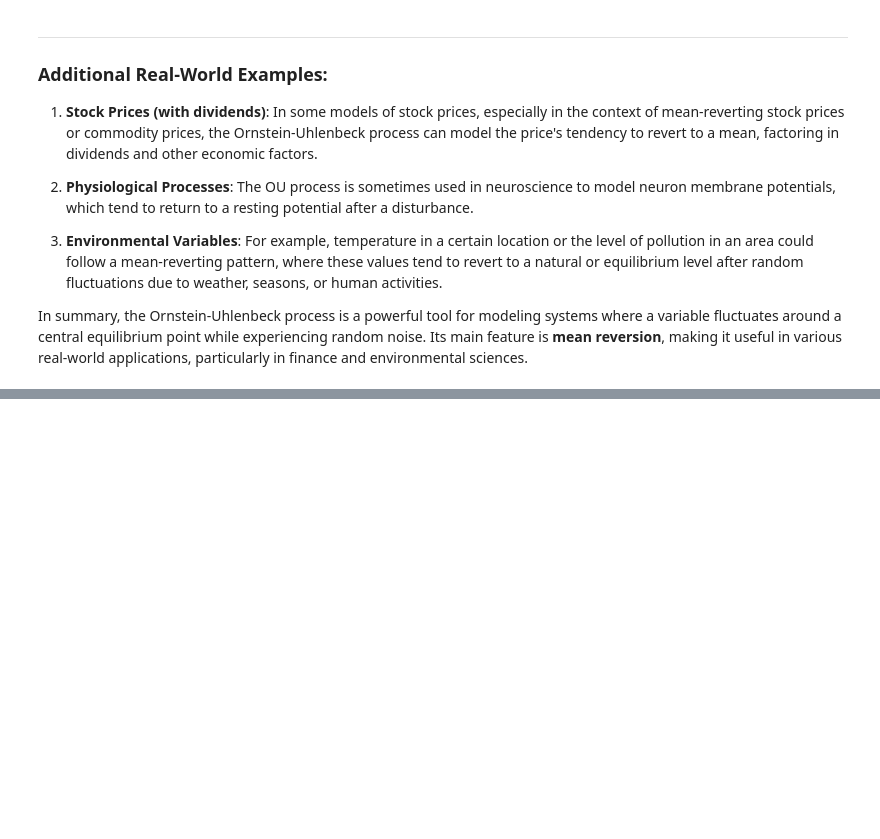
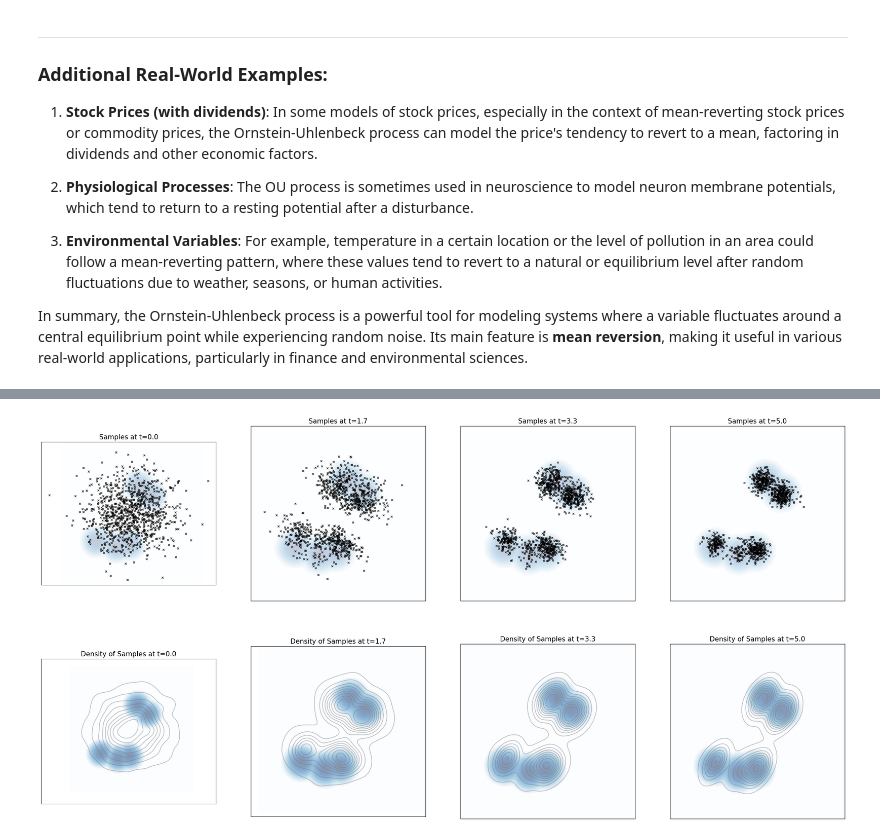
Before and after one commit to sciencemath/FlowMatchingDiffusionModels, a Jupyter notebook: Flow&Diffusion.ipynb, the cells around one changed output, grey strips where cells are left out. Saved outputs shown, nothing was run; the diff lists cells and outputs as text; code cells hidden in the pictures; blank space fills up the shorter version.

```diff
--- a/Flow&Diffusion.ipynb
+++ b/Flow&Diffusion.ipynb
@@ -913,0 +1224,27 @@ plt.show()
+# %%
+class LangevinSDE(SDE):
+    def __init__(self, sigma: float, density: Density):
+        self.sigma = sigma
+        self.density = density
+
+    def drift_coefficient(self, xt: torch.Tensor, t: torch.Tensor) -> torch.Tensor:
+        """
+        Returns the drift coefficient of the ODE.
+        Args:
+            - xt: state at time t, shape (bs, dim)
+            - t: time, shape ()
+        Returns:
+            - drift: shape (bs, dim)
+        """
+        return 0.5 * self.sigma ** 2 * self.density.score(xt)
+
+    def diffusion_coefficient(self, xt: torch.Tensor, t: torch.Tensor) -> torch.Tensor:
+        """
+        Returns the diffusion coefficient of the ODE.
+        Args:
+            - xt: state at time t, shape (bs, dim)
+            - t: time, shape ()
+        Returns:
+            - diffusion: shape (bs, dim)
+        """
+        return self.sigma * torch.ones_like(xt)
@@ -913,0 +1320,19 @@ plt.show()
+# %%
+# Construct the simulator
+target = GaussianMixture.random_2D(nmodes=5, std=0.75, scale=15.0, seed=3.0).to(device)
+sde = LangevinSDE(sigma = 10.0, density = target)
+simulator = EulerMaruyamaSimulator(sde)
+
+# Graph the results!
+graph_dynamics(
+    num_samples = 1000,
+    source_distribution = Gaussian(mean=torch.zeros(2), cov=20 * torch.eye(2)).to(device),
+    simulator=simulator,
+    density=target,
+    timesteps=torch.linspace(0,5.0,1000).to(device),
+    plot_every=334,
+    bins=200,
+    scale=15
+)
+# %% [output]
+[figure, added]
```
Also changed, not shown: parts of 21 cells of this notebook, 2 other files.
